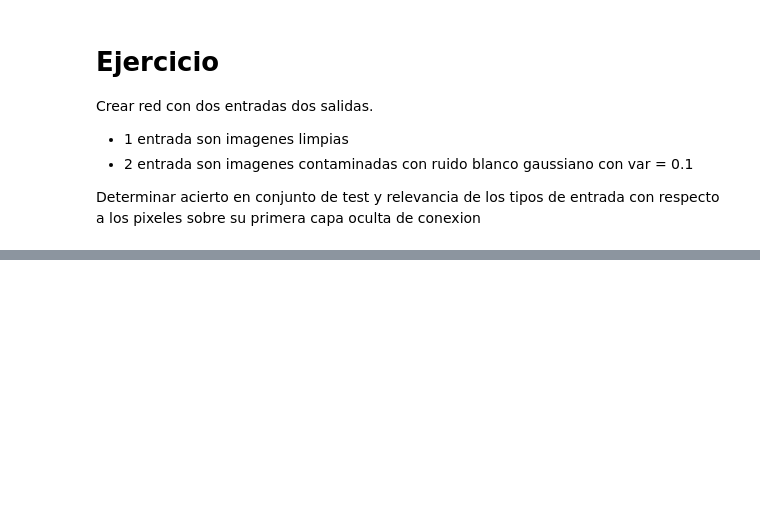
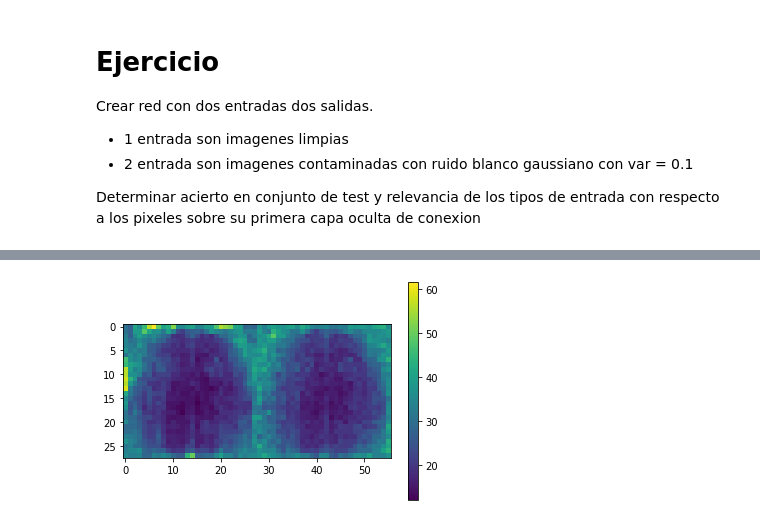
Before and after one commit to dacardonave/AnaliticaDatos, a Jupyter notebook: 6_NN_DeepLearning/NN_intro.ipynb, the cells around one changed output, grey strips where cells are left out. Saved outputs shown, nothing was run; the diff lists cells and outputs as text; code cells hidden in the pictures; blank space fills up the shorter version.

```diff
--- a/6_NN_DeepLearning/NN_intro.ipynb
+++ b/6_NN_DeepLearning/NN_intro.ipynb
@@ -174,0 +261,6 @@ Determinar acierto en conjunto de test y relevancia de los tipos de entrada con
+# %%
+plt.imshow(abs(model_fun.layers[4].get_weights()[0]).sum(axis=1).reshape(28,56))
+plt.colorbar()
+plt.show()
+# %% [output]
+[figure, added]
```
Also changed, not shown: parts of 14 cells of this notebook.
